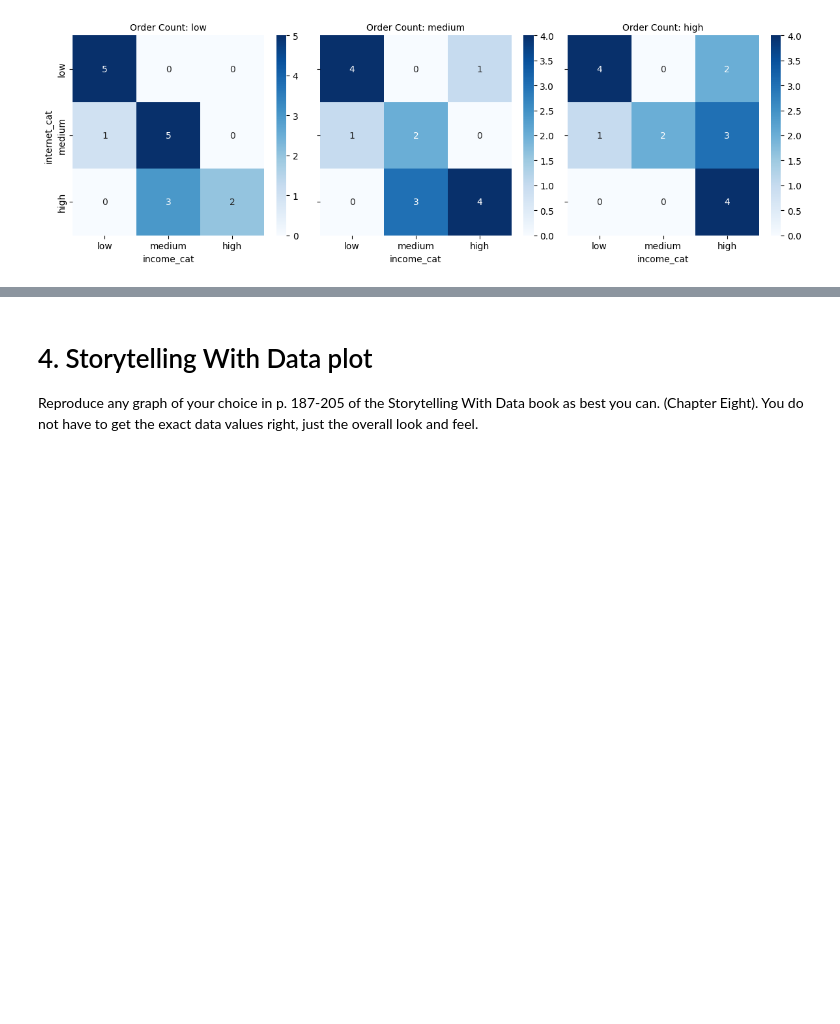
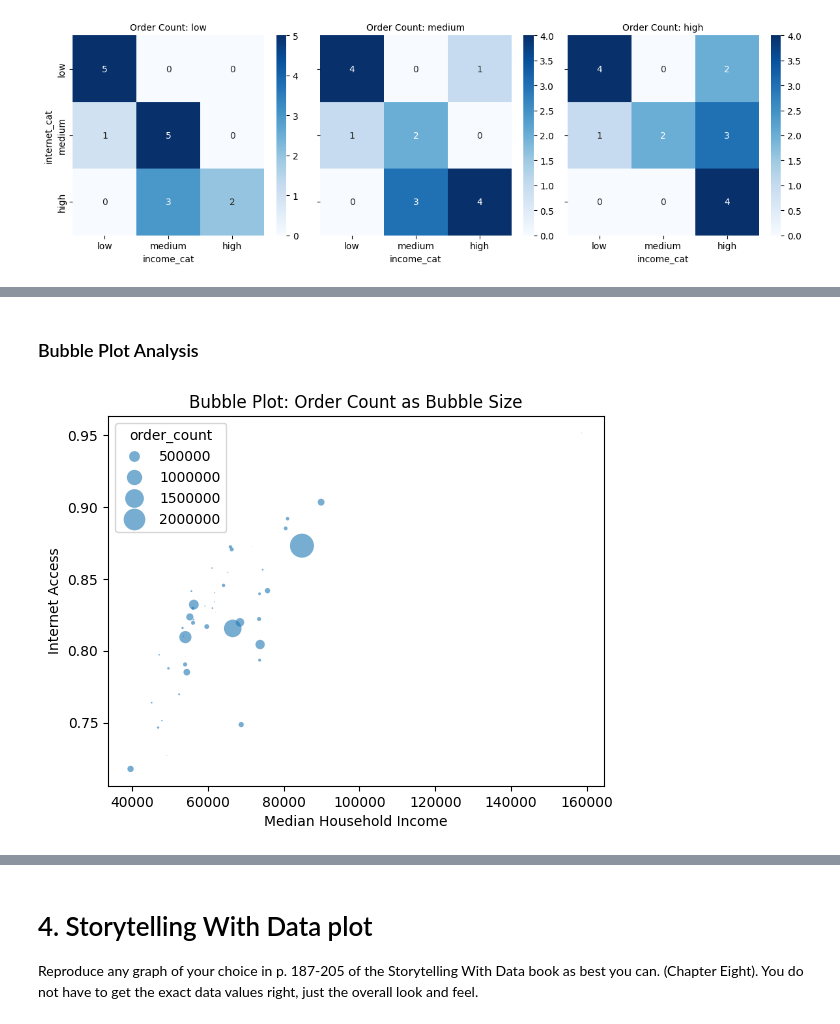
Before and after one commit to Haleymussary00/Module-B-semester-2, a Jupyter notebook: Week12.ipynb, the cells around one changed output, grey strips where cells are left out. Saved outputs shown, nothing was run; the diff lists cells and outputs as text; code cells hidden in the pictures; blank space fills up the shorter version.

```diff
--- a/Week12.ipynb
+++ b/Week12.ipynb
@@ -633,0 +679,22 @@ plt.show()
+# %% [markdown]
+### Bubble Plot Analysis
+# %%
+min_order = df['order_count'].min()
+max_order = df['order_count'].max()
+maxbubble = 300
+
+ax = sns.scatterplot(
+    data=full_merged_df,
+    x='median_household_income',
+    y='internet_access',
+    size='order_count',
+    sizes=(min_order / max_order * maxbubble, maxbubble),
+    alpha=0.6
+)
+
+ax.set_title("Bubble Plot: Order Count as Bubble Size")
+ax.set_xlabel("Median Household Income")
+ax.set_ylabel("Internet Access")
+plt.show()
+# %% [output]
+[figure, added]
```
Also changed, not shown: parts of 26 cells of this notebook.
